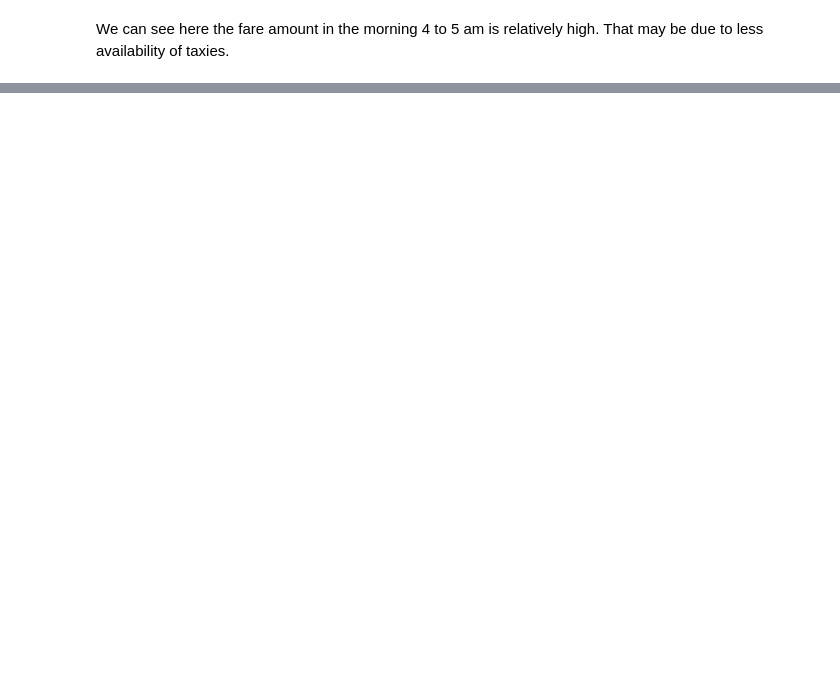
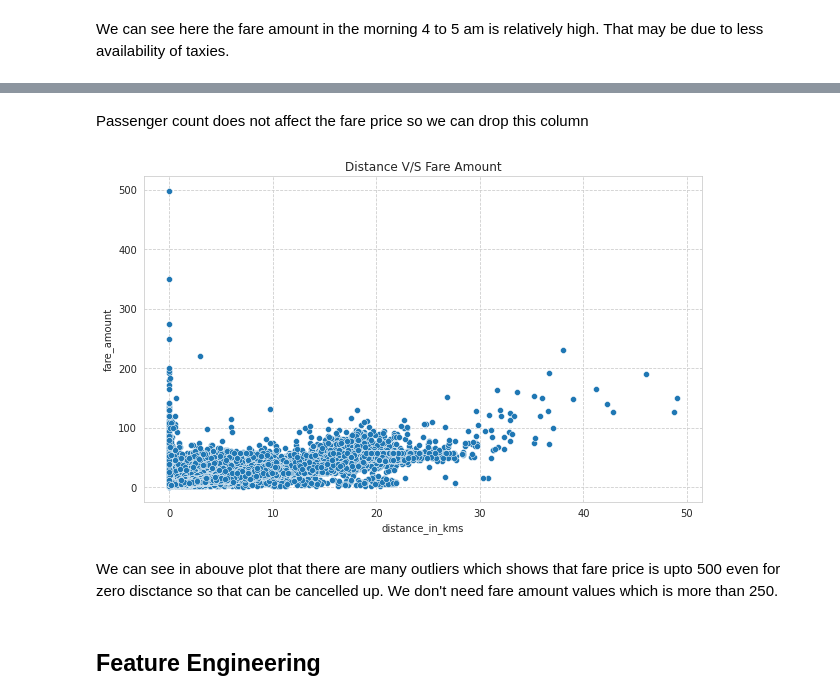
Before and after one commit to Shrez7961/Fare-Price-Prediction, a Jupyter notebook: Fare_Amount_Prediction.ipynb, the cells around one changed output, grey strips where cells are left out. Drawn from its saved outputs; the diff is of its cells as text; code cells hidden in the pictures; blank space fills up the shorter version.

```diff
--- a/Fare_Amount_Prediction.ipynb
+++ b/Fare_Amount_Prediction.ipynb
@@ -198,0 +282,14 @@ plt.show()
+# %% [markdown]
+Passenger count does not affect the fare price so we can drop this column
+# %%
+#Plotting Distance vs fare amount
+plt.figure(figsize=(10,6))
+plt.title("Distance V/S Fare Amount")
+sns.scatterplot(x=df2.distance_in_kms,y= df2.fare_amount ,palette="muted")
+plt.show()
+# %% [output]
+[figure, added]
+# %% [markdown]
+We can see in abouve plot that there are many outliers which shows that fare price is upto 500 even for zero disctance so that can be cancelled up. We don't need fare amount values which is more than 250.
+# %% [markdown]
+## **Feature Engineering**
```
Also changed, not shown: parts of 55 cells of this notebook.
